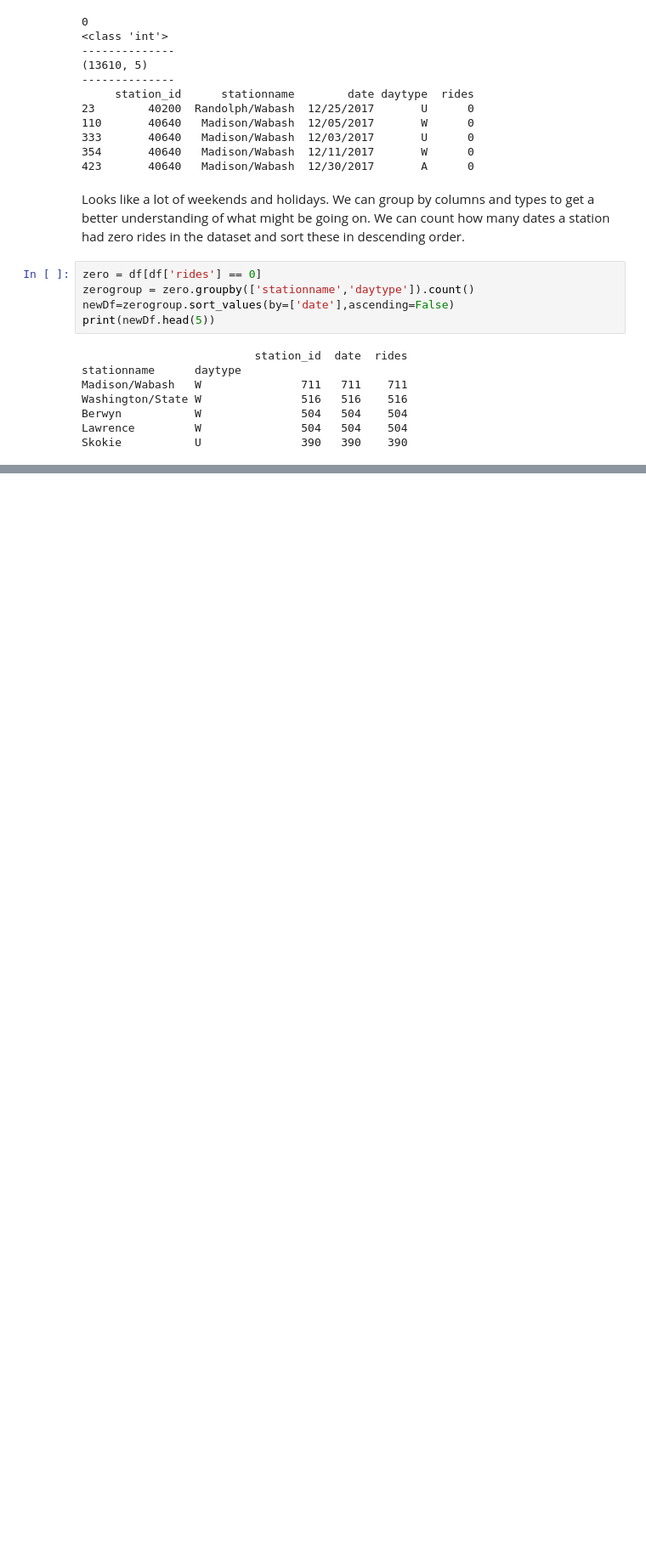
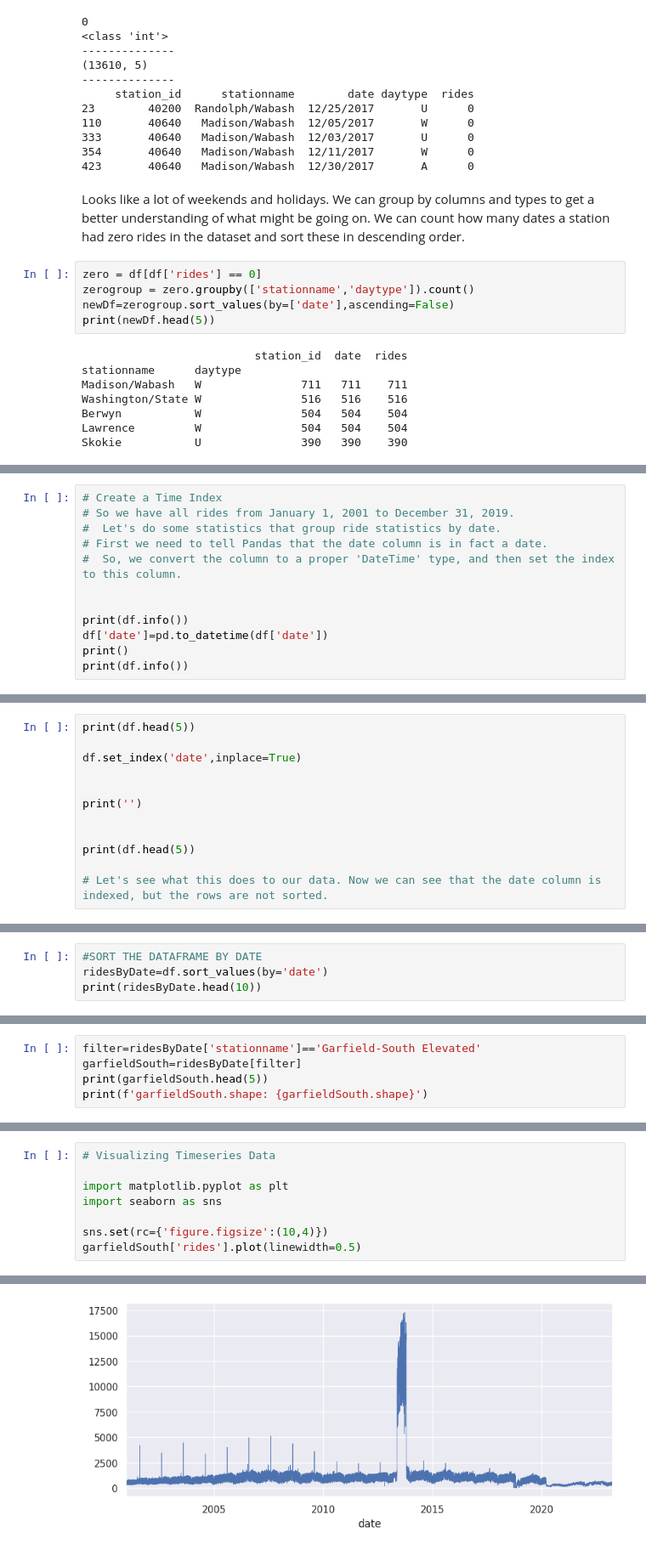
Before and after one commit to Sinchiguano/chicagoUniversity, a Jupyter notebook: Lecture_1b_Data_Exploration.ipynb, the cells around one changed output, grey strips where cells are left out. Shown at 85% size. Drawn from its saved outputs; the diff is of its cells as text; blank space fills up the shorter version.

```diff
--- a/Lecture_1b_Data_Exploration.ipynb
+++ b/Lecture_1b_Data_Exploration.ipynb
@@ -131,0 +225,12 @@ Skokie           U               390   390    390
+# %%
+# Create a Time Index
+# So we have all rides from January 1, 2001 to December 31, 2019.
+#  Let's do some statistics that group ride statistics by date.
+# First we need to tell Pandas that the date column is in fact a date.
+#  So, we convert the column to a proper 'DateTime' type, and then set the index to this column.
+
+
+print(df.info())
+df['date']=pd.to_datetime(df['date'])
+print()
+print(df.info())
@@ -131,0 +255,12 @@ Skokie           U               390   390    390
+# %%
+print(df.head(5))
+
+df.set_index('date',inplace=True)
+
+
+print('')
+
+
+print(df.head(5))
+
+# Let's see what this does to our data. Now we can see that the date column is indexed, but the rows are not sorted.
@@ -131,0 +282,4 @@ Skokie           U               390   390    390
+# %%
+#SORT THE DATAFRAME BY DATE
+ridesByDate=df.sort_values(by='date')
+print(ridesByDate.head(10))
@@ -131,0 +332,5 @@ Skokie           U               390   390    390
+# %%
+filter=ridesByDate['stationname']=='Garfield-South Elevated'
+garfieldSouth=ridesByDate[filter]
+print(garfieldSouth.head(5))
+print(f'garfieldSouth.shape: {garfieldSouth.shape}')
@@ -131,0 +346,9 @@ Skokie           U               390   390    390
+# %%
+# Visualizing Timeseries Data
+
+import matplotlib.pyplot as plt
+import seaborn as sns
+
+sns.set(rc={'figure.figsize':(10,4)})
+garfieldSouth['rides'].plot(linewidth=0.5)
+# %% [output]
@@ -131,0 +356 @@ Skokie           U               390   390    390
+[figure, added]
```
Also changed, not shown: parts of 13 cells of this notebook.
